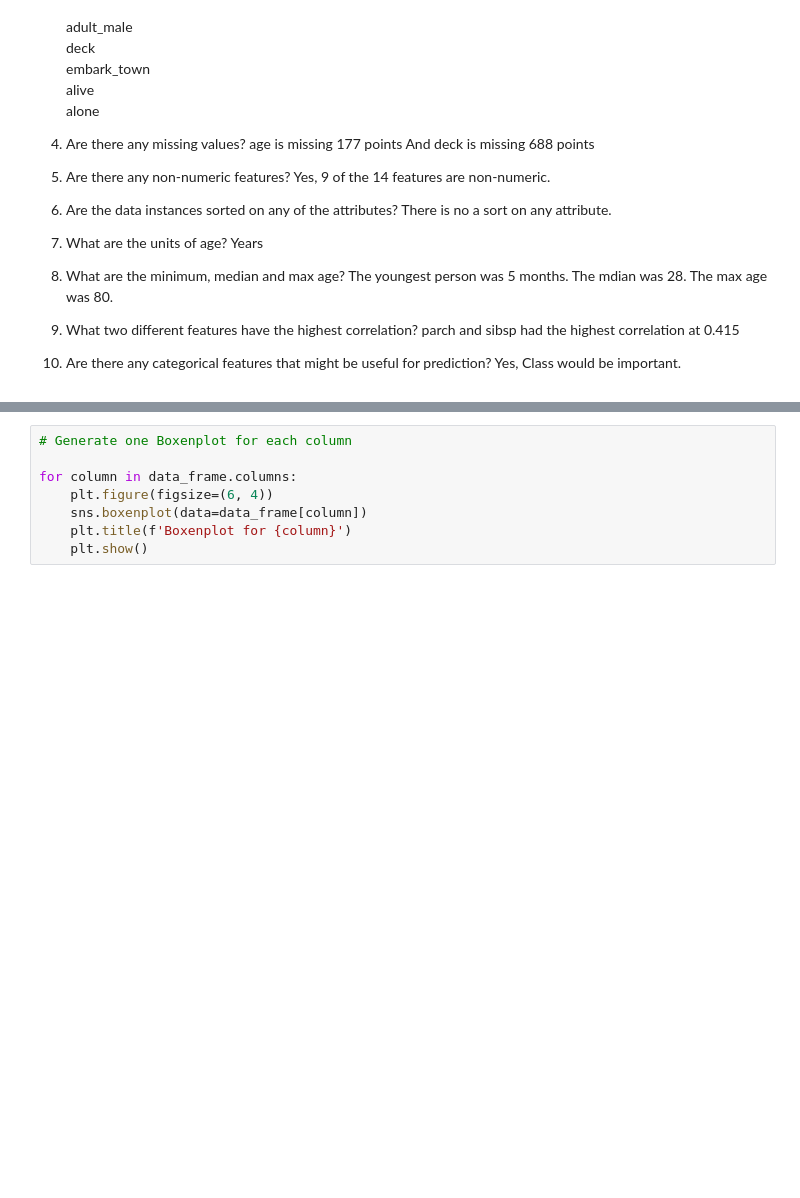
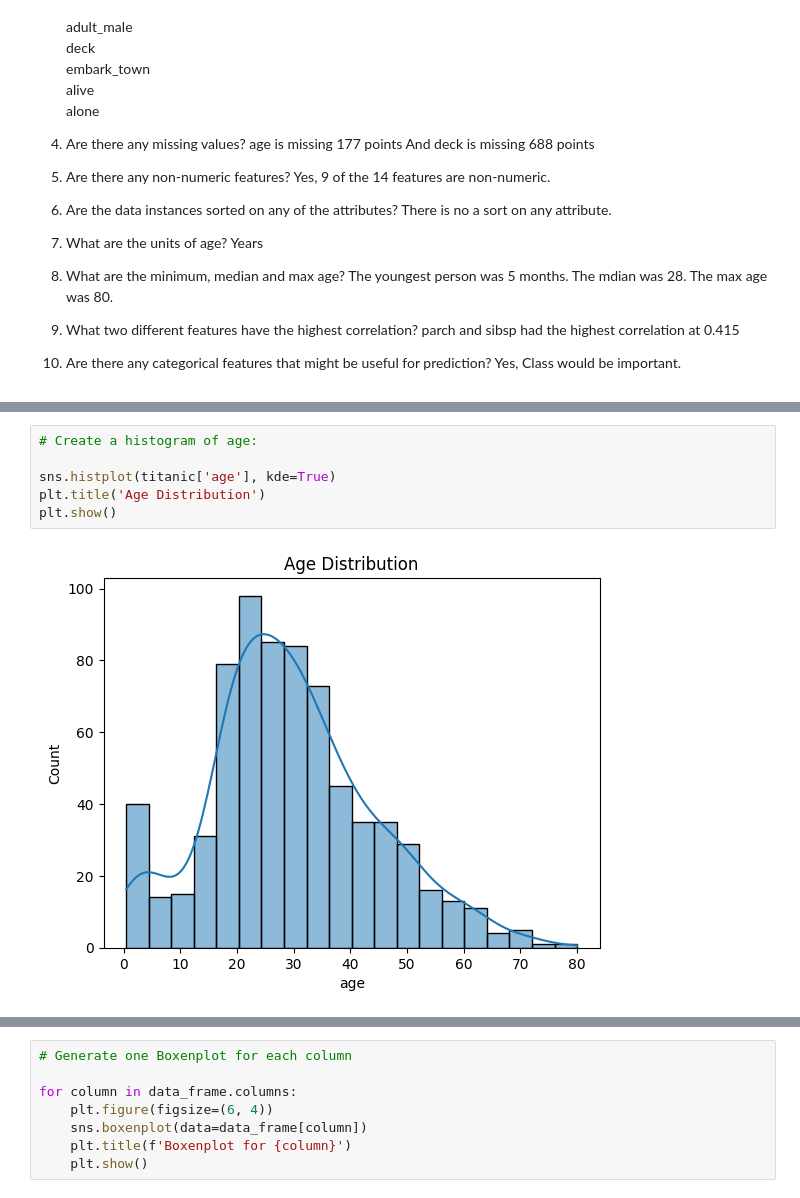
Before and after one commit to hrawp/applied-ml-hrawp, a Jupyter notebook: notebooks/project02/ml02_aaron.ipynb, the cells around one changed output, grey strips where cells are left out. Cells and saved outputs as stored; diff of their text form; blank space fills up the shorter version.

```diff
--- a/notebooks/project02/ml02_aaron.ipynb
+++ b/notebooks/project02/ml02_aaron.ipynb
@@ -213,0 +197,8 @@ for column in data_frame.columns:
+# %%
+# Create a histogram of age:
+
+sns.histplot(titanic['age'], kde=True)
+plt.title('Age Distribution')
+plt.show()
+# %% [output]
+[figure, added]
```
Also changed, not shown: parts of 11 cells of this notebook.
